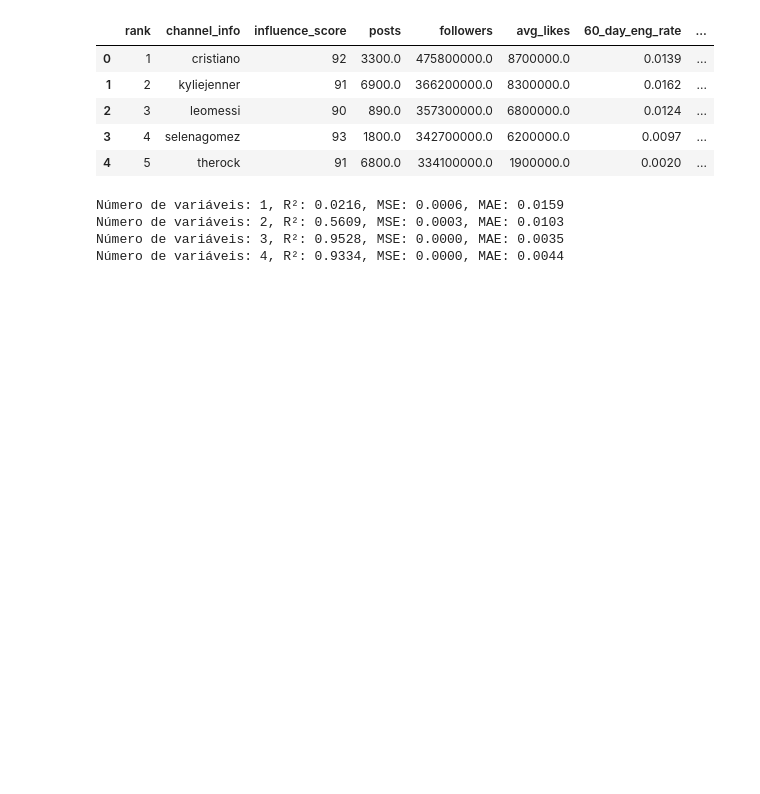
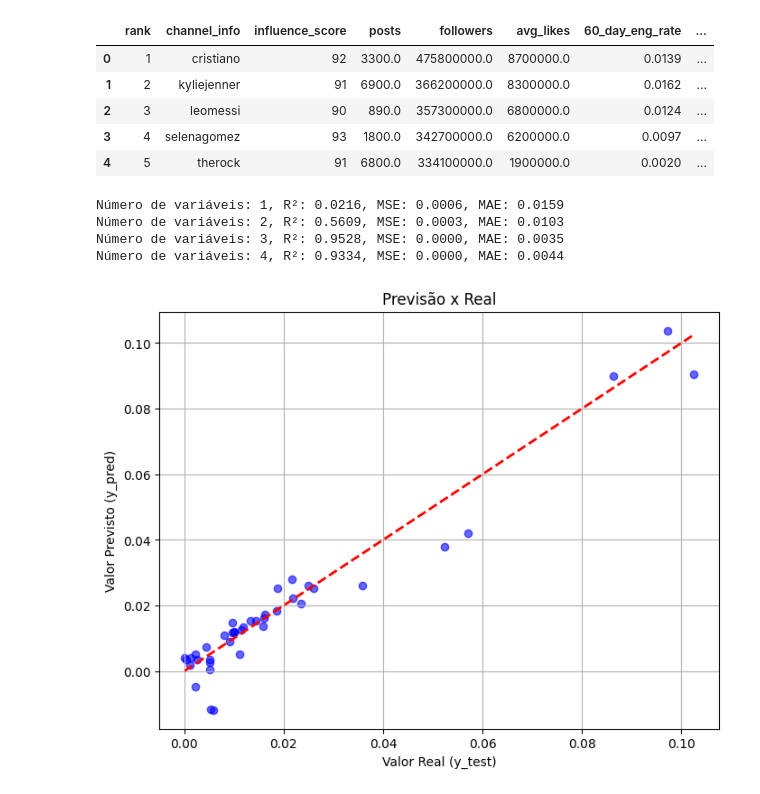
Before and after one commit to Victor-Silv4/RESTIC, a Jupyter notebook: main.ipynb, the cells around one changed output. Saved outputs shown, nothing was run; the diff lists cells and outputs as text; code cells hidden in the pictures; blank space fills up the shorter version.

```diff
--- a/main.ipynb
+++ b/main.ipynb
@@ -100,3 +86,16 @@ Número de variáveis: 1, R²: 0.0216, MSE: 0.0006, MAE: 0.0159
 Número de variáveis: 2, R²: 0.5609, MSE: 0.0003, MAE: 0.0103
 Número de variáveis: 3, R²: 0.9528, MSE: 0.0000, MAE: 0.0035
 Número de variáveis: 4, R²: 0.9334, MSE: 0.0000, MAE: 0.0044
+# %%
+import matplotlib.pyplot as plt
+
+plt.figure(figsize=(8, 6))
+plt.scatter(y_test, y_pred, alpha=0.6, color='blue')
+plt.plot([y_test.min(), y_test.max()], [y_test.min(), y_test.max()], color='red', linestyle='--', linewidth=2)
+plt.title('Previsão x Real')
+plt.xlabel('Valor Real (y_test)')
+plt.ylabel('Valor Previsto (y_pred)')
+plt.grid()
+plt.show()
+# %% [output]
+[figure, added]
```
Also changed, not shown: parts of 10 cells of this notebook.
